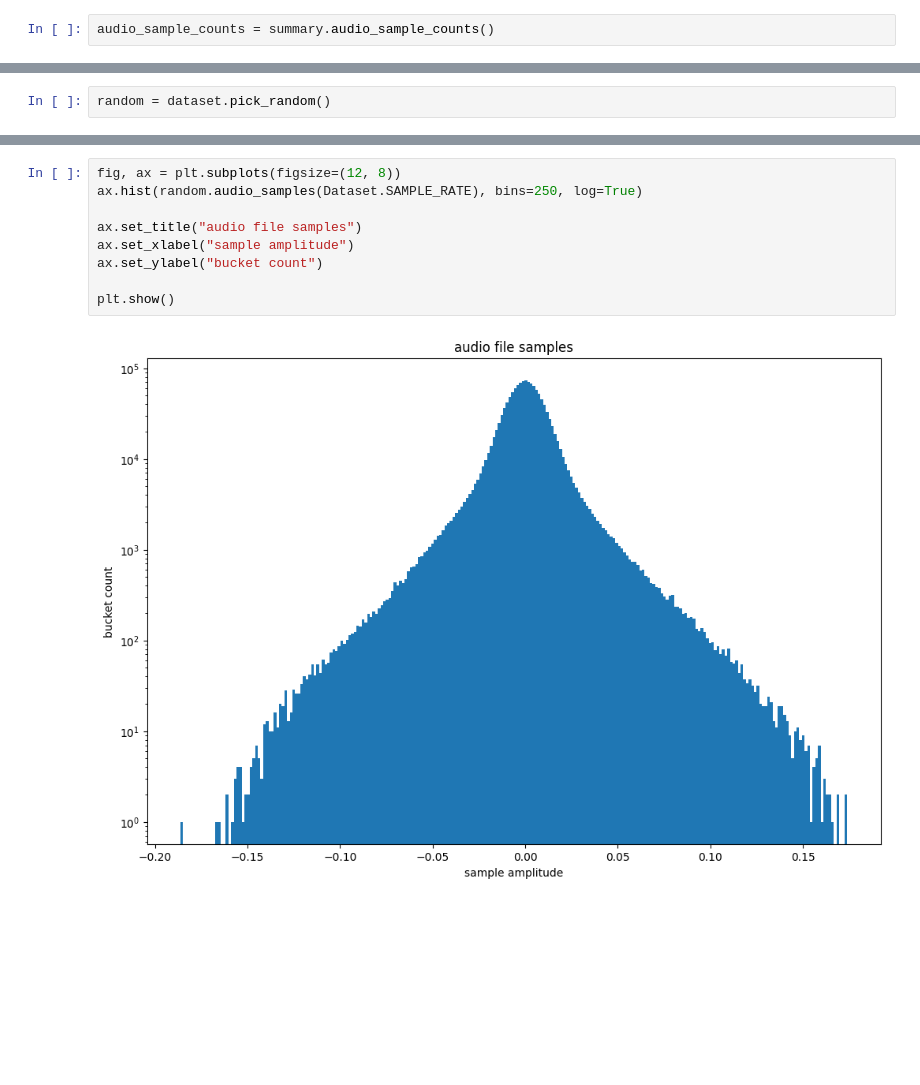
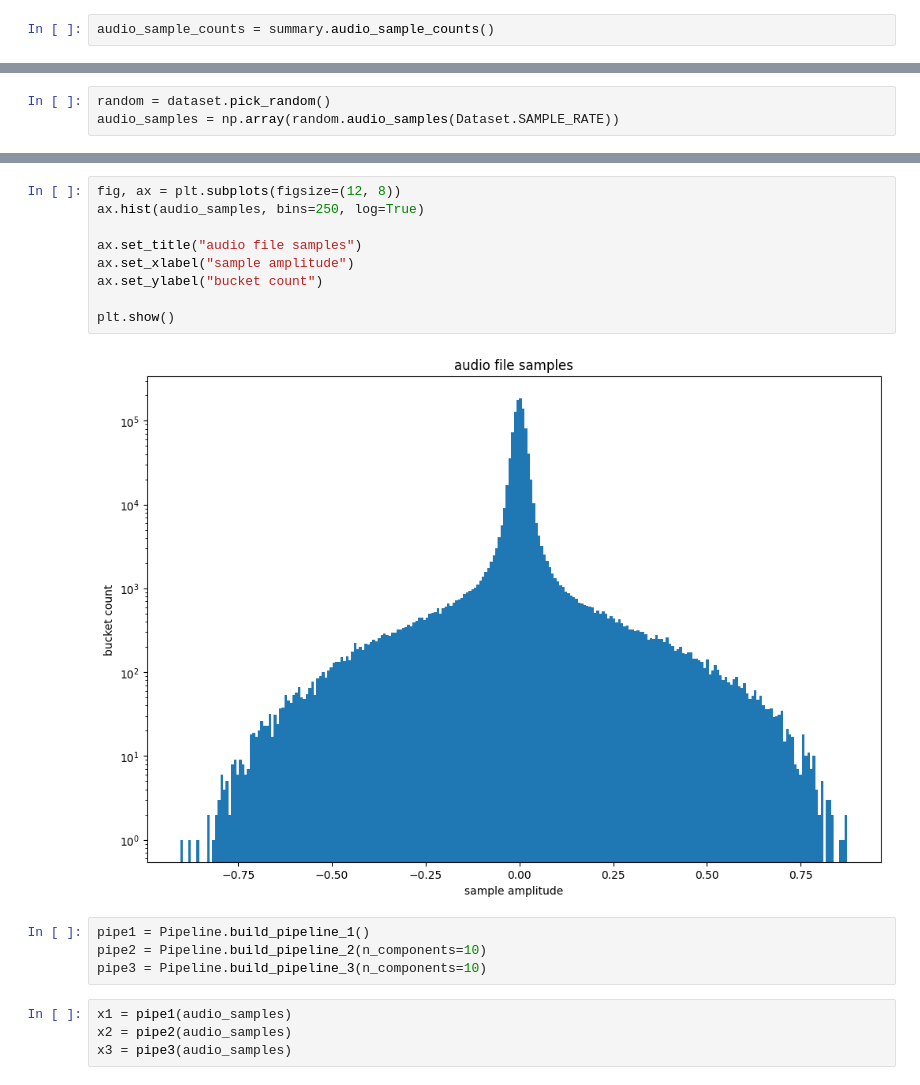
Before and after one commit to 0xc0392b/birdclef, a Jupyter notebook: notebooks/experiments.ipynb, the cells around one changed output, grey strips where cells are left out. Drawn from its saved outputs; the diff is of its cells as text; blank space fills up the shorter version.

Commit message:
created experiments notebook
also created feature engineering pipeline
next: need to work on train/test sampling, then preparing data for
classifier model

```diff
--- a/notebooks/experiments.ipynb
+++ b/notebooks/experiments.ipynb
@@ -40,2 +47,3 @@ plt.show()
 # %%
 random = dataset.pick_random()
+audio_samples = np.array(random.audio_samples(Dataset.SAMPLE_RATE))
@@ -53,11 +73,19 @@ plt.show()
 # %%
 fig, ax = plt.subplots(figsize=(12, 8))
-ax.hist(random.audio_samples(Dataset.SAMPLE_RATE), bins=250, log=True)
+ax.hist(audio_samples, bins=250, log=True)
 
 ax.set_title("audio file samples")
 ax.set_xlabel("sample amplitude")
 ax.set_ylabel("bucket count")
 
 plt.show()
 # %% [output]
-[figure, old version]
+[figure, new version]
+# %%
+pipe1 = Pipeline.build_pipeline_1()
+pipe2 = Pipeline.build_pipeline_2(n_components=10)
+pipe3 = Pipeline.build_pipeline_3(n_components=10)
+# %%
+x1 = pipe1(audio_samples)
+x2 = pipe2(audio_samples)
+x3 = pipe3(audio_samples)
```
Also changed, not shown: parts of 12 cells of this notebook, 5 other files.
